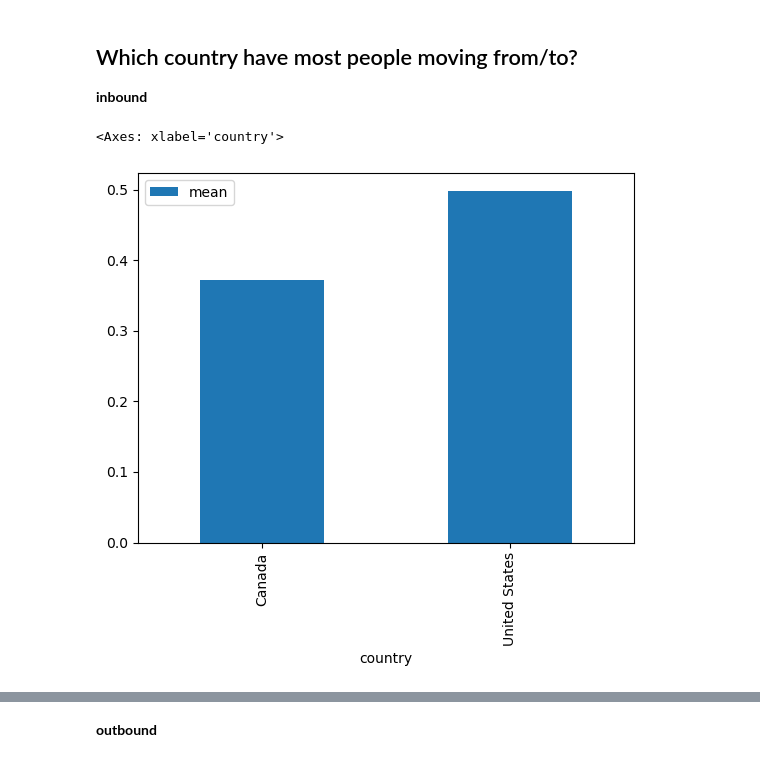
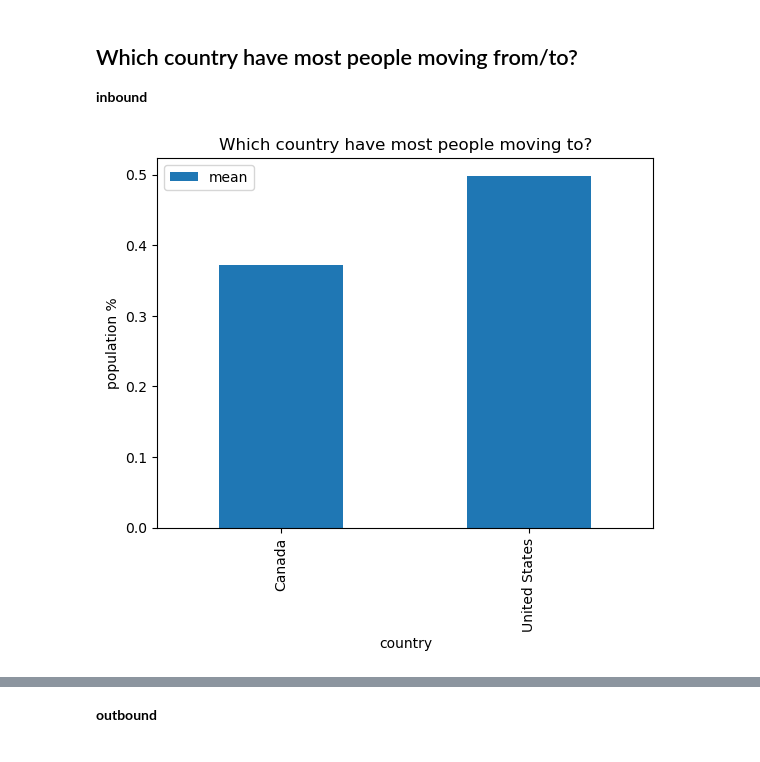
Before and after one commit to MigashaneVictoire/migration_atterns_analysis, a Jupyter notebook: explore.ipynb, the cells around one changed output, grey strips where cells are left out. Drawn from its saved outputs; the diff is of its cells as text; code cells hidden in the pictures.

```diff
--- a/explore.ipynb
+++ b/explore.ipynb
@@ -23,6 +23,8 @@ migration.head()
 **inbound**
 # %%
 migration.groupby('country').inbound.agg(["mean"]).plot(kind="bar")
+plt.title("Which country have most people moving to?")
+plt.ylabel("population %")
+plt.show()
 # %% [output]
-<Axes: xlabel='country'>
-[figure, old version]
+[figure, new version]
```
Also changed, not shown: parts of 4 cells of this notebook, 3 other files.
